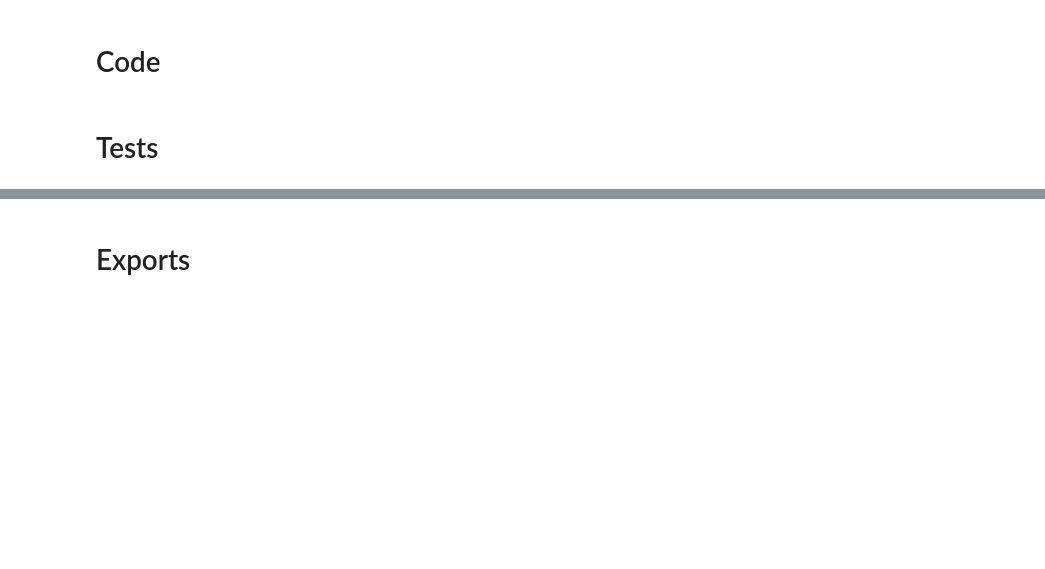
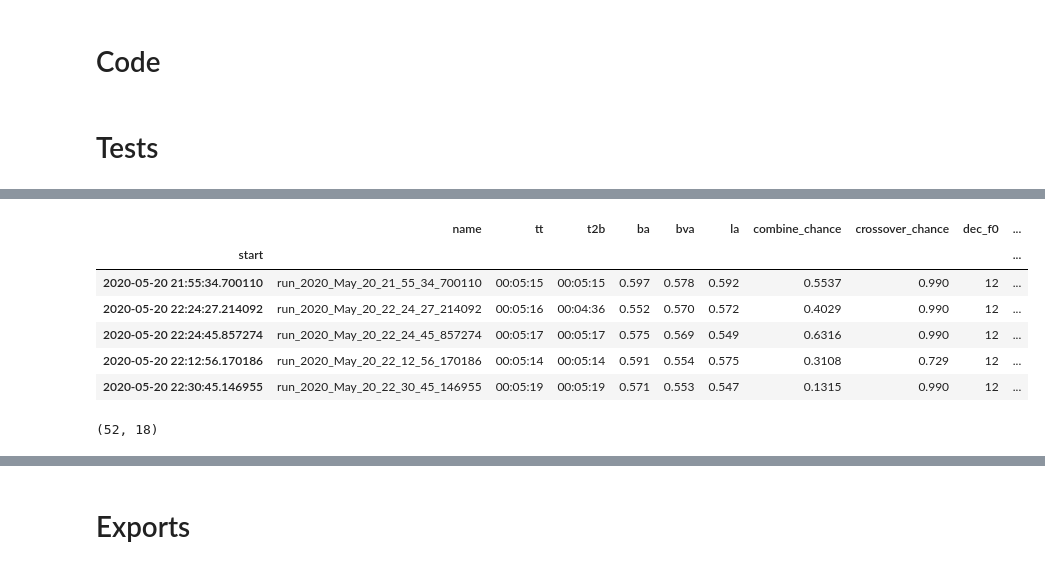
Before and after one commit to bakeryproducts/dHPO, a Jupyter notebook: gen_exp.ipynb, the cells around one changed output, grey strips where cells are left out. Drawn from its saved outputs; the diff is of its cells as text; code cells hidden in the pictures; blank space fills up the shorter version.

```diff
--- a/gen_exp.ipynb
+++ b/gen_exp.ipynb
@@ -242,0 +249,18 @@ plt.grid()
+# %%
+root = Path('./results/bo3/')
+bp = GenProject(root)
+df = bp.extend_base()
+# %%
+df.sort_values('bva', ascending=False).head(5)
+# %% [output]
+|  | name | tt | t2b | ba | bva | la | combine_chance | crossover_chance | dec_f0 | ... |
+| start |  |  |  |  |  |  |  |  |  | ... |
+| 2020-05-20 21:55:34.700110 | run_2020_May_20_21_55_34_700110 | 00:05:15 | 00:05:15 | 0.597 | 0.578 | 0.592 | 0.5537 | 0.990 | 12 | ... |
+| 2020-05-20 22:24:27.214092 | run_2020_May_20_22_24_27_214092 | 00:05:16 | 00:04:36 | 0.552 | 0.570 | 0.572 | 0.4029 | 0.990 | 12 | ... |
+| 2020-05-20 22:24:45.857274 | run_2020_May_20_22_24_45_857274 | 00:05:17 | 00:05:17 | 0.575 | 0.569 | 0.549 | 0.6316 | 0.990 | 12 | ... |
+| 2020-05-20 22:12:56.170186 | run_2020_May_20_22_12_56_170186 | 00:05:14 | 00:05:14 | 0.591 | 0.554 | 0.575 | 0.3108 | 0.729 | 12 | ... |
+| 2020-05-20 22:30:45.146955 | run_2020_May_20_22_30_45_146955 | 00:05:19 | 00:05:19 | 0.571 | 0.553 | 0.547 | 0.1315 | 0.990 | 12 | ... |
+# %%
+df.shape
+# %% [output]
+(52, 18)
```
Also changed, not shown: parts of 22 cells of this notebook, 9 other files.
